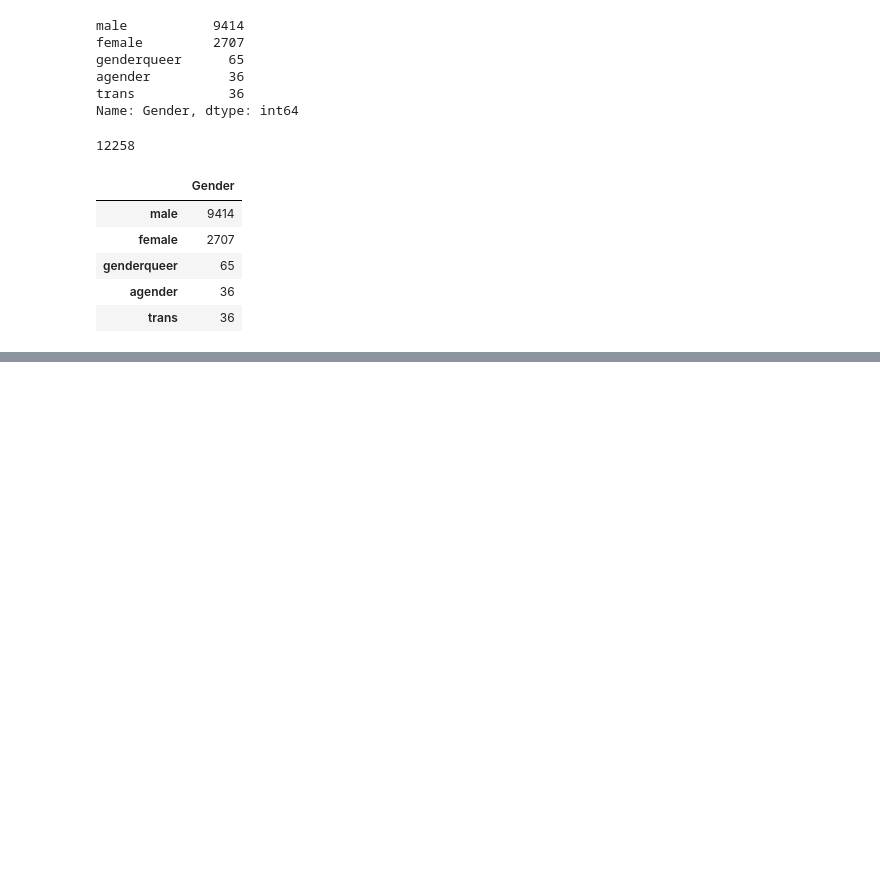
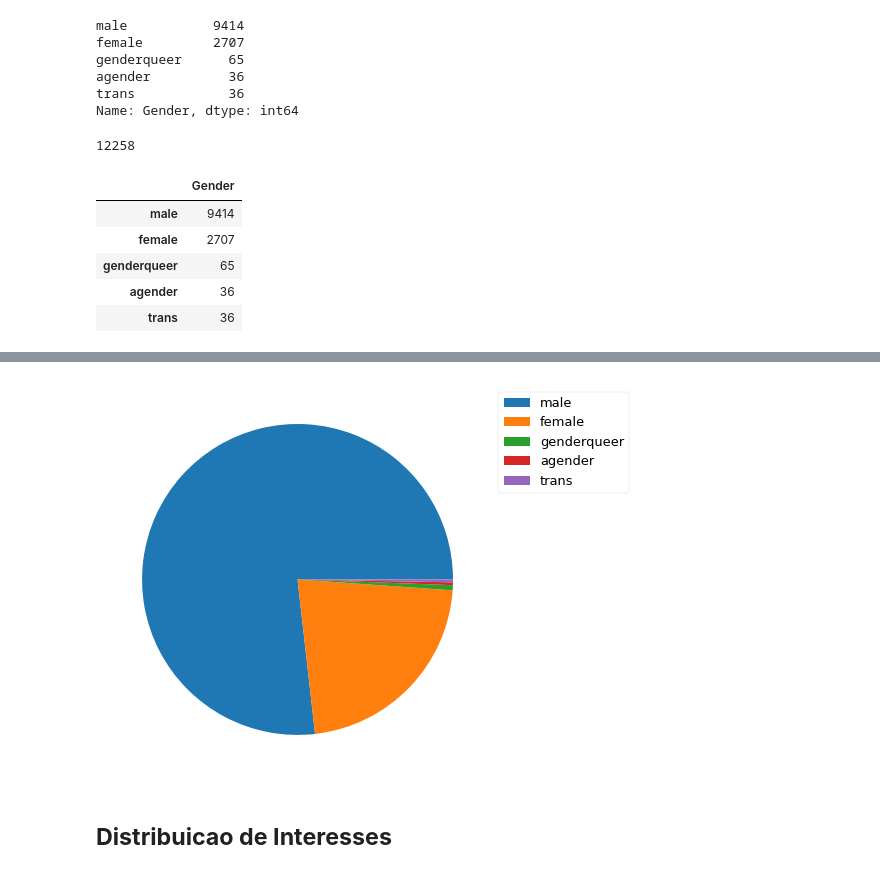
Before and after one commit to guilpassos/Data_Science, a Jupyter notebook: Fuctura_Python3_Aula03_parte02.ipynb, the cells around one changed output, grey strips where cells are left out. Saved outputs shown, nothing was run; the diff lists cells and outputs as text; code cells hidden in the pictures; blank space fills up the shorter version.

```diff
--- a/Fuctura_Python3_Aula03_parte02.ipynb
+++ b/Fuctura_Python3_Aula03_parte02.ipynb
@@ -229,0 +300,9 @@ tipos_de_genero.head()
+# %%
+genero = dados.Gender.value_counts()
+plt.pie(genero)
+plt.legend(dados.Gender.value_counts().index, bbox_to_anchor=(1, 1)),
+plt.show()
+# %% [output]
+[figure, added]
+# %% [markdown]
+## **Distribuicao de Interesses**
```
Also changed, not shown: parts of 14 cells of this notebook.
